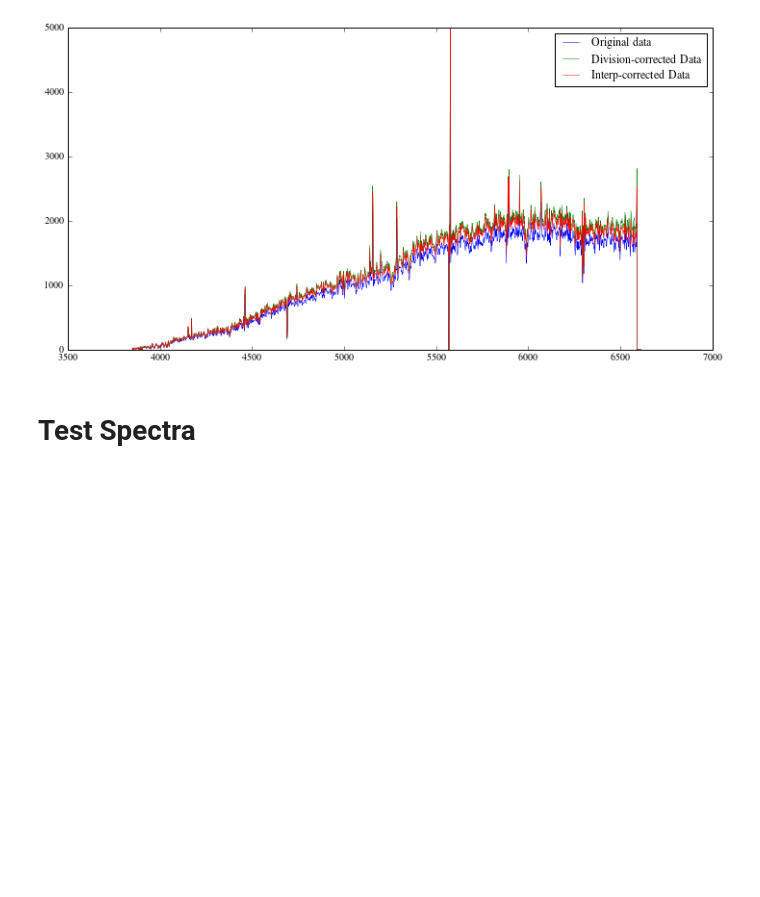
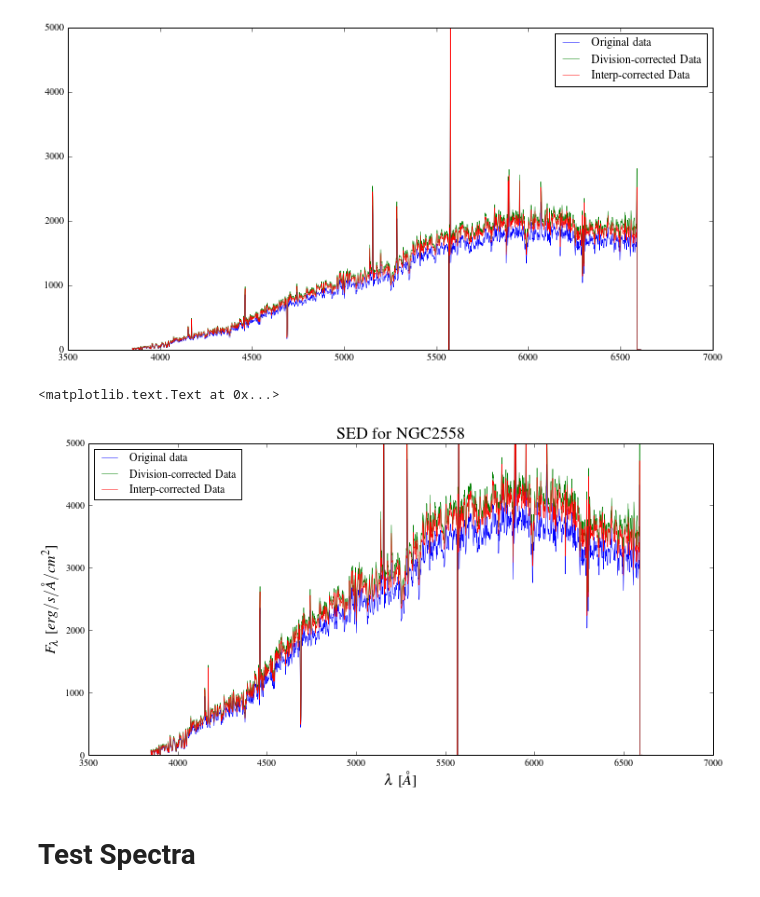
Before and after one commit to zpace/SparsePak-SFH, a Jupyter notebook: spectra_NGC2558.ipynb, the cells around one changed output. Drawn from its saved outputs; the diff is of its cells as text; code cells hidden in the pictures; blank space fills up the shorter version.

Commit message:
added some sort of SED calibration for NGC2558, not sure if correct

```diff
--- a/spectra_NGC2558.ipynb
+++ b/spectra_NGC2558.ipynb
@@ -361,6 +360,47 @@ plt.ylim([0., 5000.])
 # %% [output]
 (0.0, 5000.0)
 [figure]
+# %%
+#now try to flux-calibrate the data:
+
+'''
+Assume that we have a number of counts N in a particular wavelength bin at wavelength l, with width dl.
+
+Assuming that each incident photon is counted exactly once (i.e., thoughtput is unity everywhere), we will see all photons. So the total energy at some wavelength l is:
+
+E_l = N * (h c / l)
+
+So then to get the flux per unit wavelength [erg/s/Angstrom/cm^2], you divide by the width of each pixel in wavelength space, by the exposure time, and by the telescope's collecting area
+
+F_l = N * (h c / ( l dl t a ) )
+'''
+
+i = 0
+
+h = 6.62606957e-7 #erg sec
+c = 2.99792458e18 #Angstrom/sec
+t = 1200 #sec
+a = 9.6e4 #cm^2
+dl = 1.4
+
+l = table.Table.read('../arc_disp.txt', format='ascii')
+
+fig = plt.figure(figsize=(12,6), dpi=200)
+im=fits.open(objname + '.msobj.fits')
+ifu=im[0].data
+plt.plot(l['Wavelength'], h*c/( (l['Wavelength']) * dl * t * a ) * ifu[i], label = 'Original data', linewidth = 0.5)
+
+plt.plot(l['Wavelength'], h*c/( (l['Wavelength']) * dl * t * a ) * (ifu / np.delete(np.asarray(fiberflat[0].data), skyfibers, axis = 0))[i], label = 'Division-corrected Data', linewidth = 0.5)
+
+plt.plot(l['Wavelength'], h*c/( (l['Wavelength']) * dl * t * a ) * (ifu * np.delete(row_mult, skyfibers, axis = 0))[i], label = 'Interp-corrected Data', linewidth = 0.5)
+plt.legend(loc = 'best')
+plt.ylabel('$F_{\lambda}$ [$erg/s/\AA/cm^2$]', size = 16)
+plt.xlabel('$\lambda$ [$\AA$]', size = 16)
+plt.ylim([0., 5000.])
+plt.title('SED for ' + objname, size = 18)
+# %% [output]
+<matplotlib.text.Text at 0x...>
+[figure, added]
 # %% [markdown]
 # Test Spectra
 # %%
```
Also changed, not shown: parts of 1 cell of this notebook.
